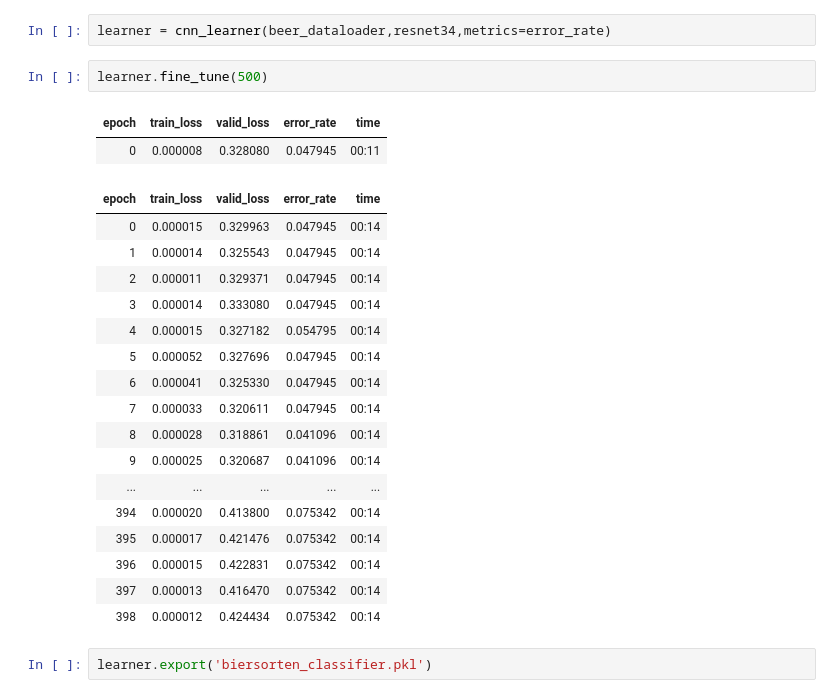
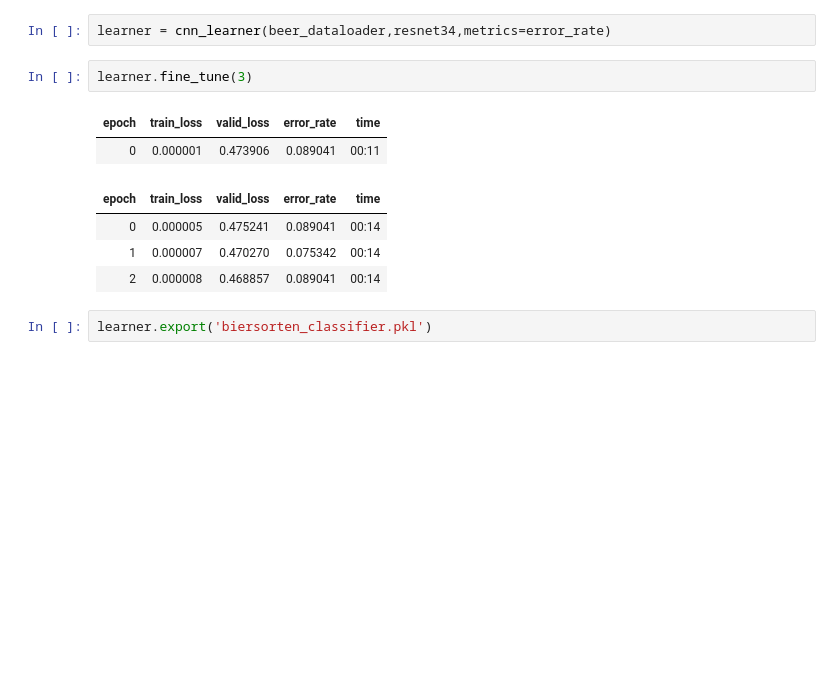
Before and after one commit to lhoegler16/Biersortenerkennung, a Jupyter notebook: Biersortenerkennung.ipynb, the cells around one changed output. Cells and saved outputs as stored; diff of their text form; blank space fills up the shorter version.

```diff
--- a/Biersortenerkennung.ipynb
+++ b/Biersortenerkennung.ipynb
@@ -54,27 +54,14 @@ beer_dataloader.show_batch(max_n = 4, nrows= 1)
 # %%
 learner = cnn_learner(beer_dataloader,resnet34,metrics=error_rate)
 # %%
-learner.fine_tune(500)
+learner.fine_tune(3)
 # %% [output]
 | epoch | train_loss | valid_loss | error_rate | time |
-| 0 | 0.000008 | 0.328080 | 0.047945 | 00:11 |
+| 0 | 0.000001 | 0.473906 | 0.089041 | 00:11 |
 | epoch | train_loss | valid_loss | error_rate | time |
-| 0 | 0.000015 | 0.329963 | 0.047945 | 00:14 |
-| 1 | 0.000014 | 0.325543 | 0.047945 | 00:14 |
-| 2 | 0.000011 | 0.329371 | 0.047945 | 00:14 |
-| 3 | 0.000014 | 0.333080 | 0.047945 | 00:14 |
-| 4 | 0.000015 | 0.327182 | 0.054795 | 00:14 |
-| 5 | 0.000052 | 0.327696 | 0.047945 | 00:14 |
-| 6 | 0.000041 | 0.325330 | 0.047945 | 00:14 |
-| 7 | 0.000033 | 0.320611 | 0.047945 | 00:14 |
-| 8 | 0.000028 | 0.318861 | 0.041096 | 00:14 |
-| 9 | 0.000025 | 0.320687 | 0.041096 | 00:14 |
-| ... | ... | ... | ... | ... |
-| 394 | 0.000020 | 0.413800 | 0.075342 | 00:14 |
-| 395 | 0.000017 | 0.421476 | 0.075342 | 00:14 |
-| 396 | 0.000015 | 0.422831 | 0.075342 | 00:14 |
-| 397 | 0.000013 | 0.416470 | 0.075342 | 00:14 |
-| 398 | 0.000012 | 0.424434 | 0.075342 | 00:14 |
+| 0 | 0.000005 | 0.475241 | 0.089041 | 00:14 |
+| 1 | 0.000007 | 0.470270 | 0.075342 | 00:14 |
+| 2 | 0.000008 | 0.468857 | 0.089041 | 00:14 |
 # %%
 learner.export('biersorten_classifier.pkl')
 # %%
```
